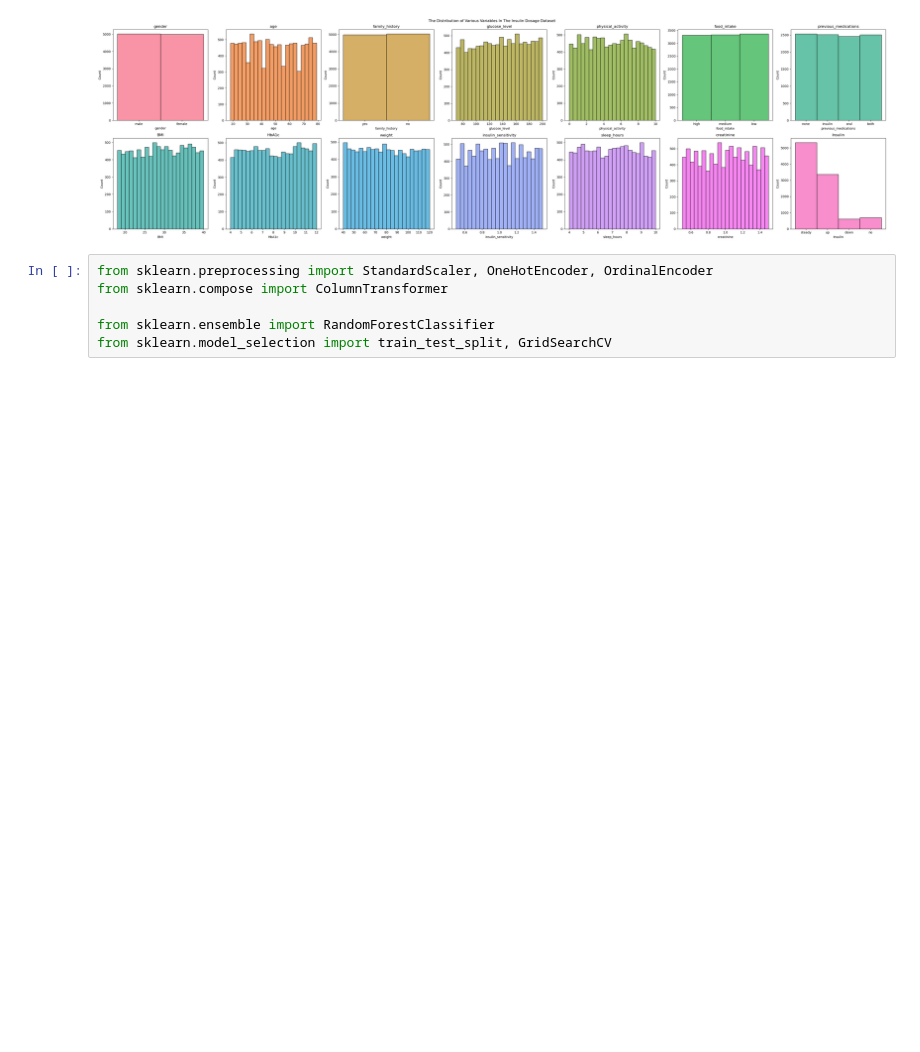
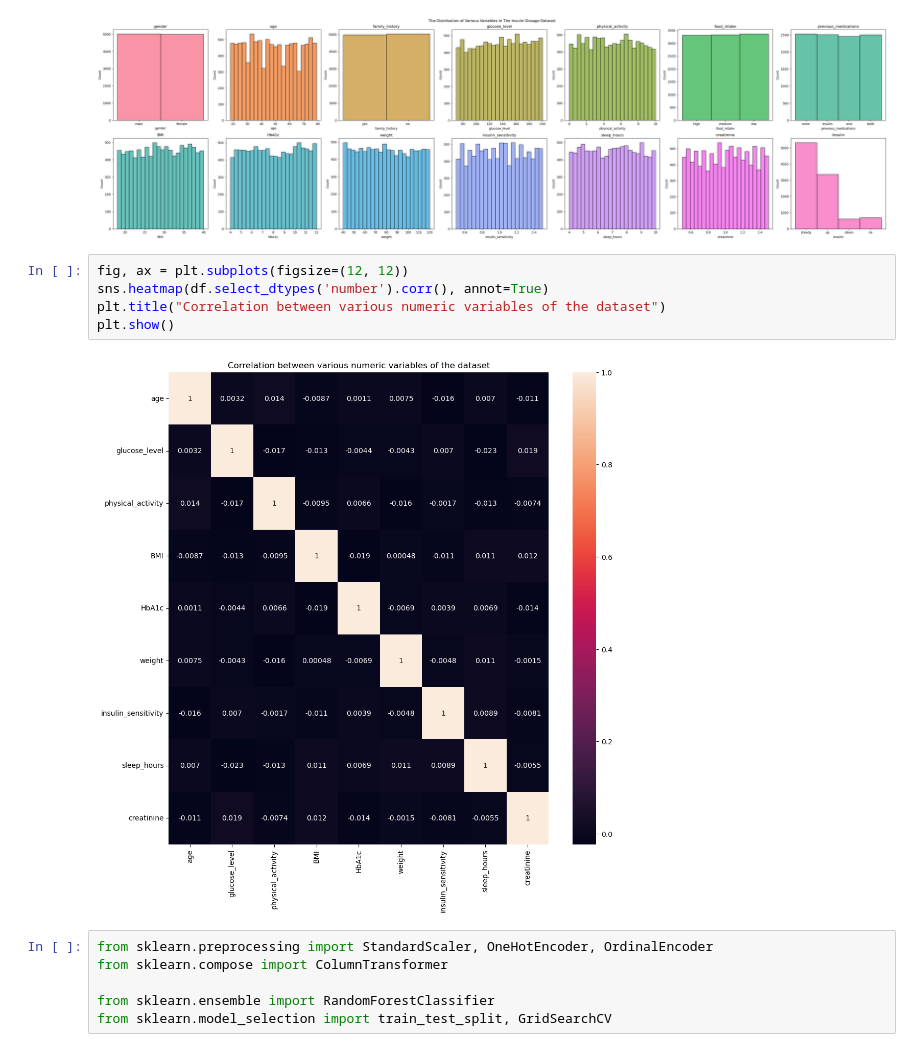
Before and after one commit to ivan-gan-ez/insulin-dosage-predictor, a Jupyter notebook: insulin_dosage.ipynb, the cells around one changed output. Drawn from its saved outputs; the diff is of its cells as text; blank space fills up the shorter version.

```diff
--- a/insulin_dosage.ipynb
+++ b/insulin_dosage.ipynb
@@ -77,6 +77,13 @@ plt.tight_layout()
 plt.show()
 # %% [output]
 [figure]
+# %%
+fig, ax = plt.subplots(figsize=(12, 12))
+sns.heatmap(df.select_dtypes('number').corr(), annot=True)
+plt.title("Correlation between various numeric variables of the dataset")
+plt.show()
+# %% [output]
+[figure, added]
 # %%
 from sklearn.preprocessing import StandardScaler, OneHotEncoder, OrdinalEncoder
 from sklearn.compose import ColumnTransformer
```
Also changed, not shown: 2 other files.
